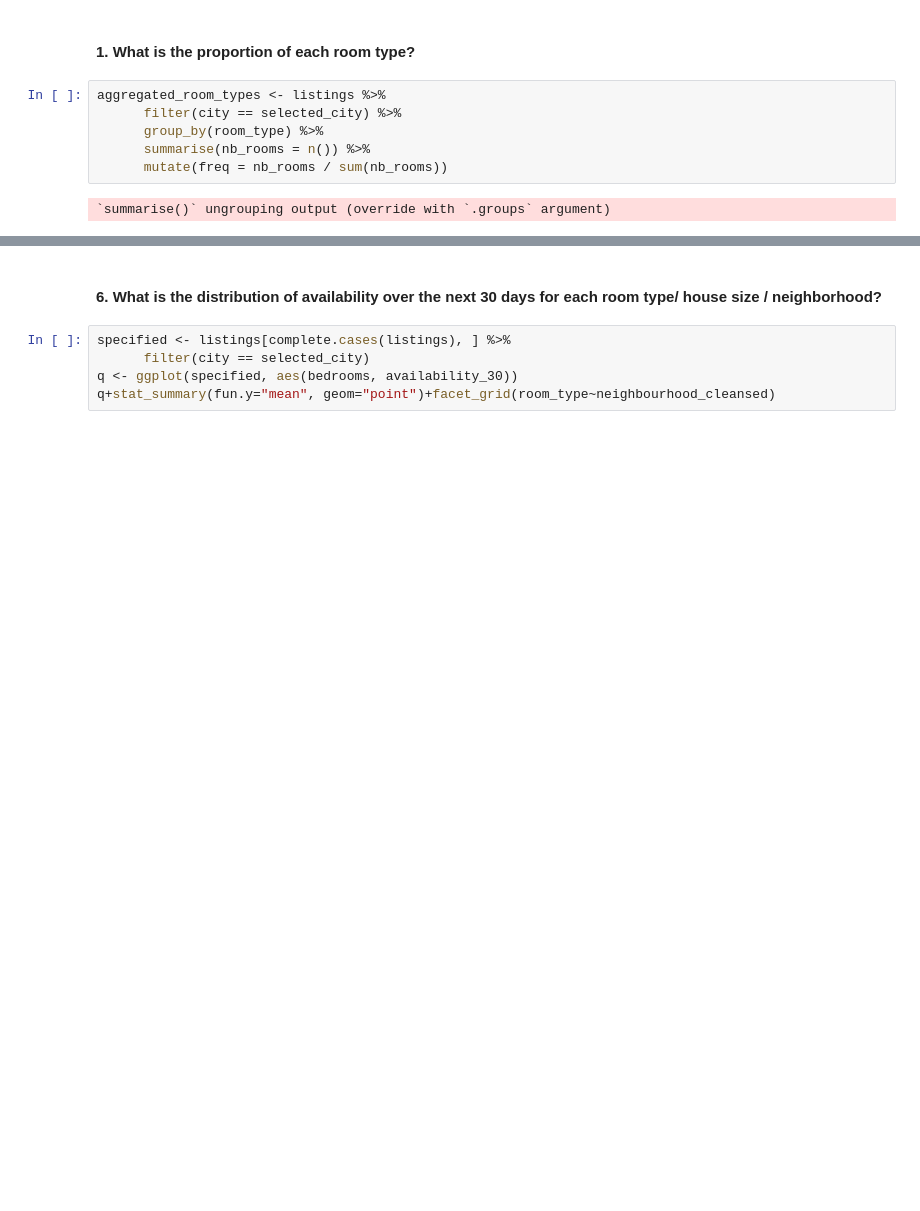
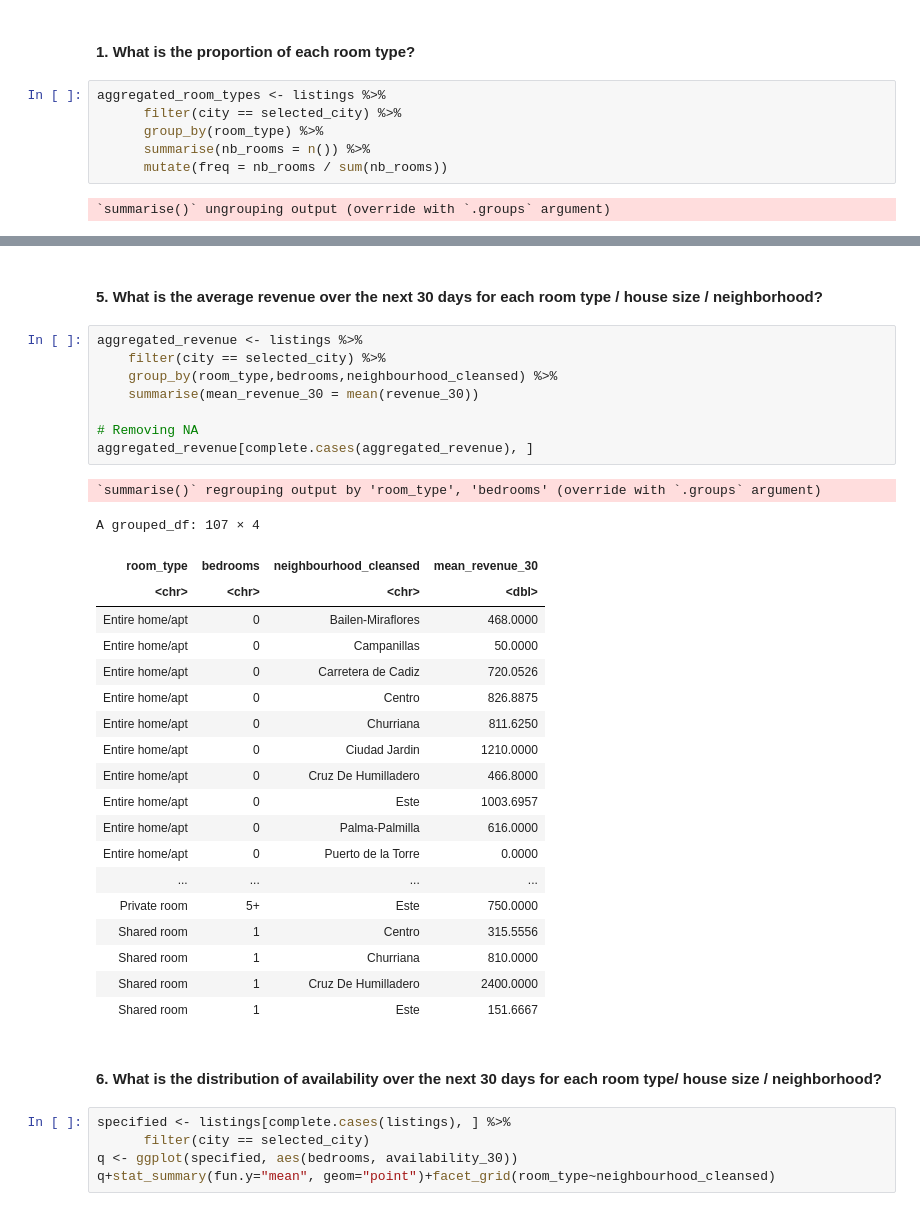
Before and after one commit to Ducrioma/Data-Analytics-Projects, a Jupyter notebook: Airbnb Data Analysis.ipynb, the cells around one changed output, grey strips where cells are left out. Drawn from its saved outputs; the diff is of its cells as text; blank space fills up the shorter version.

```diff
--- a/Airbnb Data Analysis.ipynb
+++ b/Airbnb Data Analysis.ipynb
@@ -418,3 +464,34 @@ aggregated_neighborhood[complete.cases(aggregated_neighborhood), ]
+# %% [markdown]
+#### 5. What is the average revenue over the next 30 days for each room type / house size / neighborhood?
+# %%
+aggregated_revenue <- listings %>%
+    filter(city == selected_city) %>%
+    group_by(room_type,bedrooms,neighbourhood_cleansed) %>%
+    summarise(mean_revenue_30 = mean(revenue_30))
+
+# Removing NA
+aggregated_revenue[complete.cases(aggregated_revenue), ]
+# %% [output]
+`summarise()` regrouping output by 'room_type', 'bedrooms' (override with `.groups` argument)
+A grouped_df: 107 × 4
+| room_type | bedrooms | neighbourhood_cleansed | mean_revenue_30 |
+| <chr> | <chr> | <chr> | <dbl> |
+| Entire home/apt | 0 | Bailen-Miraflores | 468.0000 |
+| Entire home/apt | 0 | Campanillas | 50.0000 |
+| Entire home/apt | 0 | Carretera de Cadiz | 720.0526 |
+| Entire home/apt | 0 | Centro | 826.8875 |
+| Entire home/apt | 0 | Churriana | 811.6250 |
+| Entire home/apt | 0 | Ciudad Jardin | 1210.0000 |
+| Entire home/apt | 0 | Cruz De Humilladero | 466.8000 |
+| Entire home/apt | 0 | Este | 1003.6957 |
+| Entire home/apt | 0 | Palma-Palmilla | 616.0000 |
+| Entire home/apt | 0 | Puerto de la Torre | 0.0000 |
+| ... | ... | ... | ... |
+| Private room | 5+ | Este | 750.0000 |
+| Shared room | 1 | Centro | 315.5556 |
+| Shared room | 1 | Churriana | 810.0000 |
+| Shared room | 1 | Cruz De Humilladero | 2400.0000 |
+| Shared room | 1 | Este | 151.6667 |
 # %% [markdown]
 #### 6. What is the distribution of availability over the next 30 days for each room type/ house size / neighborhood?
 # %%
```
Also changed, not shown: parts of 23 cells of this notebook.
